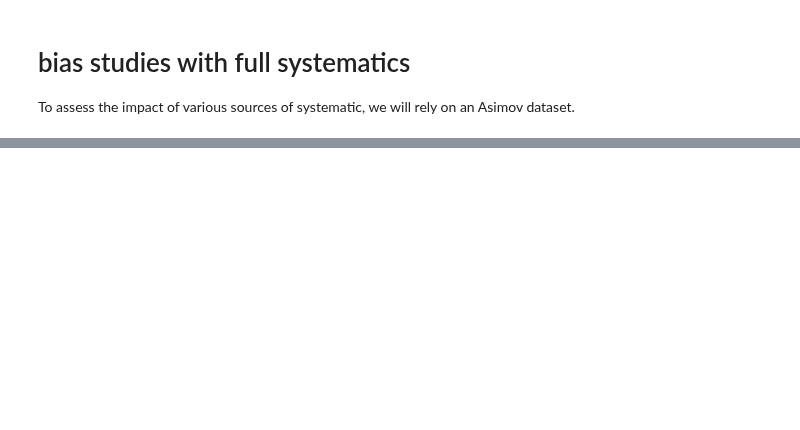
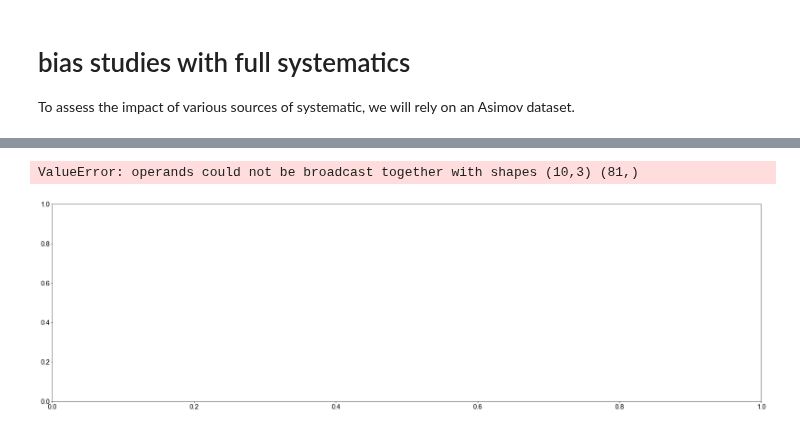
Before and after one commit to NWUHEP/analysis-tools, a Jupyter notebook: notebooks/asimov_fit.ipynb, the cells around one changed output, grey strips where cells are left out. Cells and saved outputs as stored; diff of their text form; code cells hidden in the pictures; blank space fills up the shorter version.

```diff
--- a/notebooks/asimov_fit.ipynb
+++ b/notebooks/asimov_fit.ipynb
@@ -99,0 +133,22 @@ plt.show()
+# %%
+fig, ax = plt.subplots(1, 1, figsize=(35, 10), facecolor='white')
+
+#ax.boxplot((prand[:,4:] - pval)/perr)
+#ax.boxplot((results[:,4:] - pval)/perr)
+diff_pre = (prand[:,4:] - pval)/perr
+diff_post = (results[:,4:] - pval)/perr
+xticks = np.arange(1, 82)
+ax.errorbar(xticks, diff_pre.mean(axis=0), diff_pre.std(axis=0), fmt='C0o', capsize=4)
+ax.errorbar(xticks,  diff_post.mean(axis=0), diff_post.std(axis=0), fmt='C1o', capsize=4)
+ax.fill_between([-0.5, 82.5], [-1, -1], [1, 1], color='C0', alpha=0.2)
+ax.set_xticks(xticks)
+ax.set_xticklabels(params.label[4:])
+ax.set_xlim(0.5, 81.5)
+ax.grid(linestyle='--', axis='y')
+
+plt.setp(ax.xaxis.get_majorticklabels(), rotation=90)
+
+plt.show()
+# %% [output]
+ValueError: operands could not be broadcast together with shapes (10,3) (81,)
+[figure, added]
```
Also changed, not shown: parts of 3 cells of this notebook, 5 other files.
